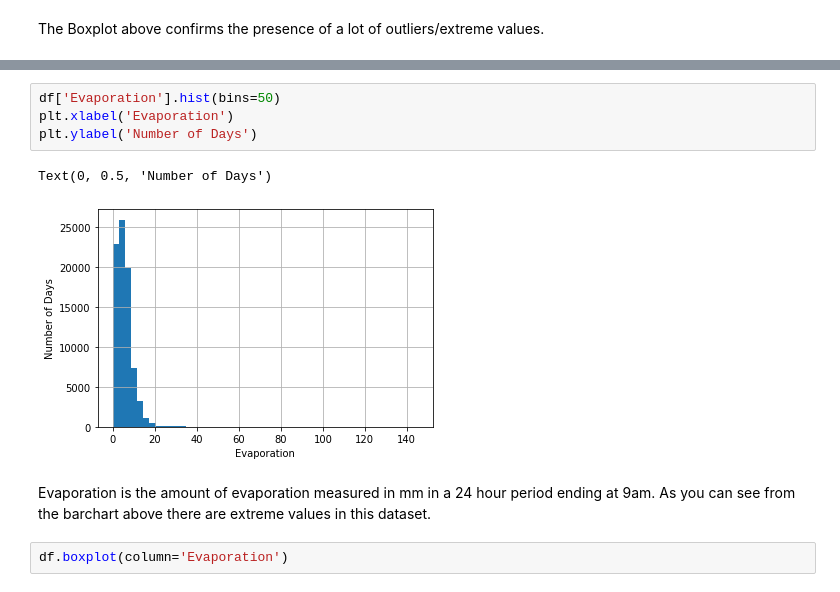
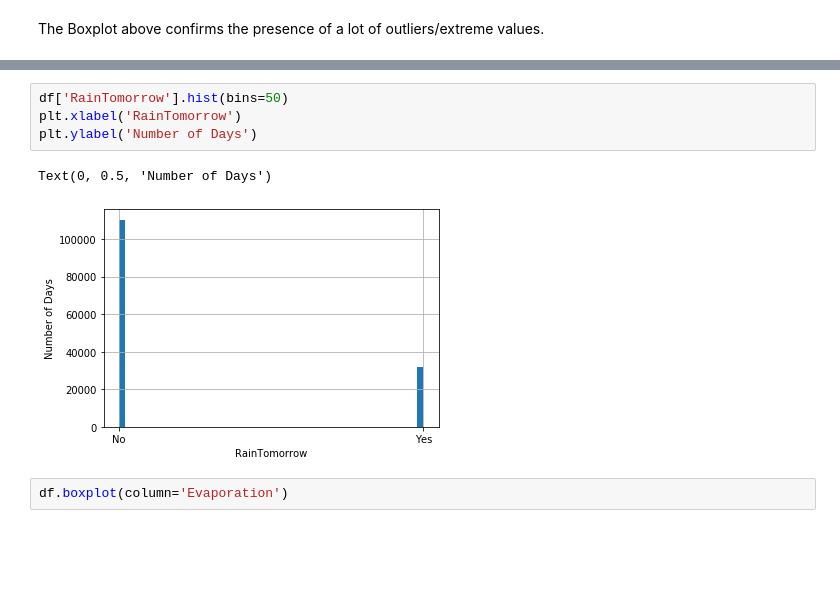
Before and after one commit to CathalDaly1/CS4055-Data-mining-Project, a Jupyter notebook: CS4055 Project - Weather in AUS DataSet.ipynb, the cells around one changed output, grey strips where cells are left out. Saved outputs shown, nothing was run; the diff lists cells and outputs as text; blank space fills up the shorter version.

```diff
--- a/CS4055 Project - Weather in AUS DataSet.ipynb
+++ b/CS4055 Project - Weather in AUS DataSet.ipynb
@@ -94,12 +98,10 @@ Text(0.5, 0.98, '')
 # %%
-df['Evaporation'].hist(bins=50)
-plt.xlabel('Evaporation')
+df['RainTomorrow'].hist(bins=50)
+plt.xlabel('RainTomorrow')
 plt.ylabel('Number of Days')
 # %% [output]
 Text(0, 0.5, 'Number of Days')
-[figure, old version]
+[figure, new version]
-# %% [markdown]
-Evaporation is the amount of evaporation measured in mm in a 24 hour period ending at 9am. As you can see from the barchart above there are extreme values in this dataset.
 # %%
 df.boxplot(column='Evaporation')
 # %% [output]
```
Also changed, not shown: parts of 18 cells of this notebook.
